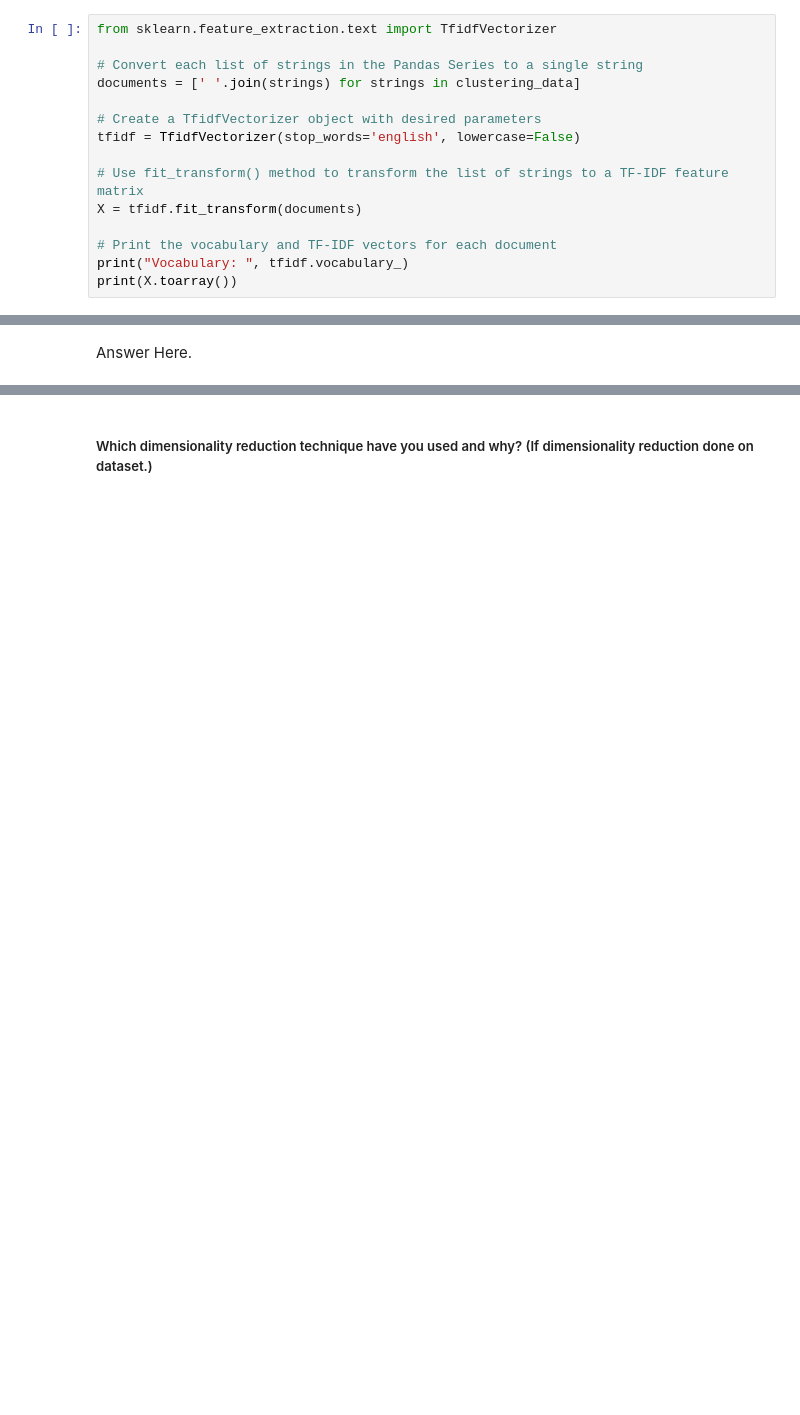
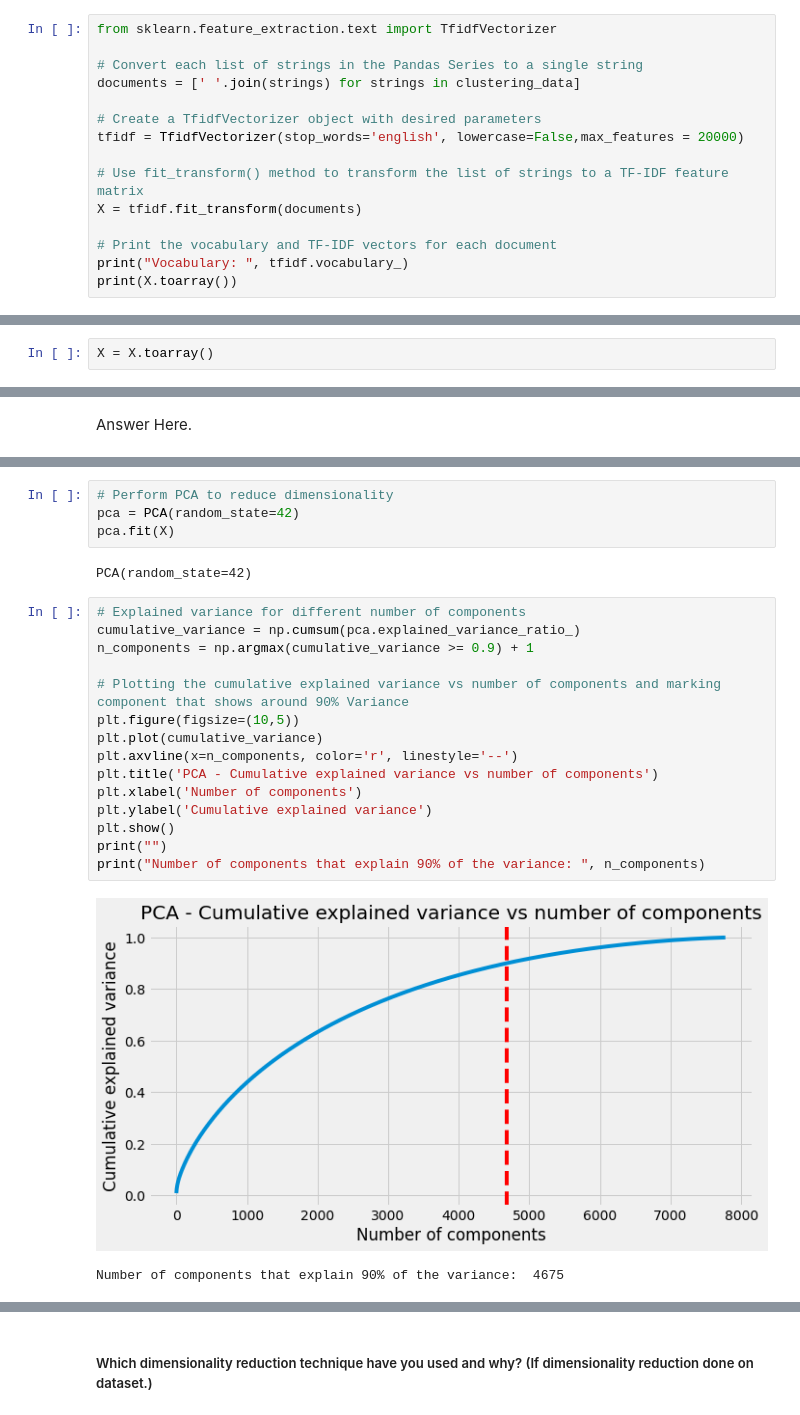
Before and after one commit to thepankaj018/Netflix-Movies-TV-Shows-Clustering, a Jupyter notebook: Netflix_Movies_and_TV_Shows_Clustering.ipynb, the cells around one changed output, grey strips where cells are left out. Cells and saved outputs as stored; diff of their text form; blank space fills up the shorter version.

```diff
--- a/Netflix_Movies_and_TV_Shows_Clustering.ipynb
+++ b/Netflix_Movies_and_TV_Shows_Clustering.ipynb
@@ -1355,7 +1345,7 @@ from sklearn.feature_extraction.text import TfidfVectorizer
 documents = [' '.join(strings) for strings in clustering_data]
 
 # Create a TfidfVectorizer object with desired parameters
-tfidf = TfidfVectorizer(stop_words='english', lowercase=False)
+tfidf = TfidfVectorizer(stop_words='english', lowercase=False,max_features = 20000)
 
 # Use fit_transform() method to transform the list of strings to a TF-IDF feature matrix
 X = tfidf.fit_transform(documents)
@@ -1367,0 +1369,2 @@ Vocabulary:  {'unknown': 42715, 'joo': 20508, 'miguel': 26684, 'bianca': 4634, '
+# %%
+X = X.toarray()
@@ -1417,0 +1422,24 @@ Answer Here.
+# %%
+# Perform PCA to reduce dimensionality
+pca = PCA(random_state=42)
+pca.fit(X)
+# %% [output]
+PCA(random_state=42)
+# %%
+# Explained variance for different number of components
+cumulative_variance = np.cumsum(pca.explained_variance_ratio_)
+n_components = np.argmax(cumulative_variance >= 0.9) + 1
+
+# Plotting the cumulative explained variance vs number of components and marking component that shows around 90% Variance
+plt.figure(figsize=(10,5))
+plt.plot(cumulative_variance)
+plt.axvline(x=n_components, color='r', linestyle='--')
+plt.title('PCA - Cumulative explained variance vs number of components')
+plt.xlabel('Number of components')
+plt.ylabel('Cumulative explained variance')
+plt.show()
+print("")
+print("Number of components that explain 90% of the variance: ", n_components)
+# %% [output]
+[figure, added]
+Number of components that explain 90% of the variance:  4675
```
Also changed, not shown: parts of 17 cells of this notebook.
